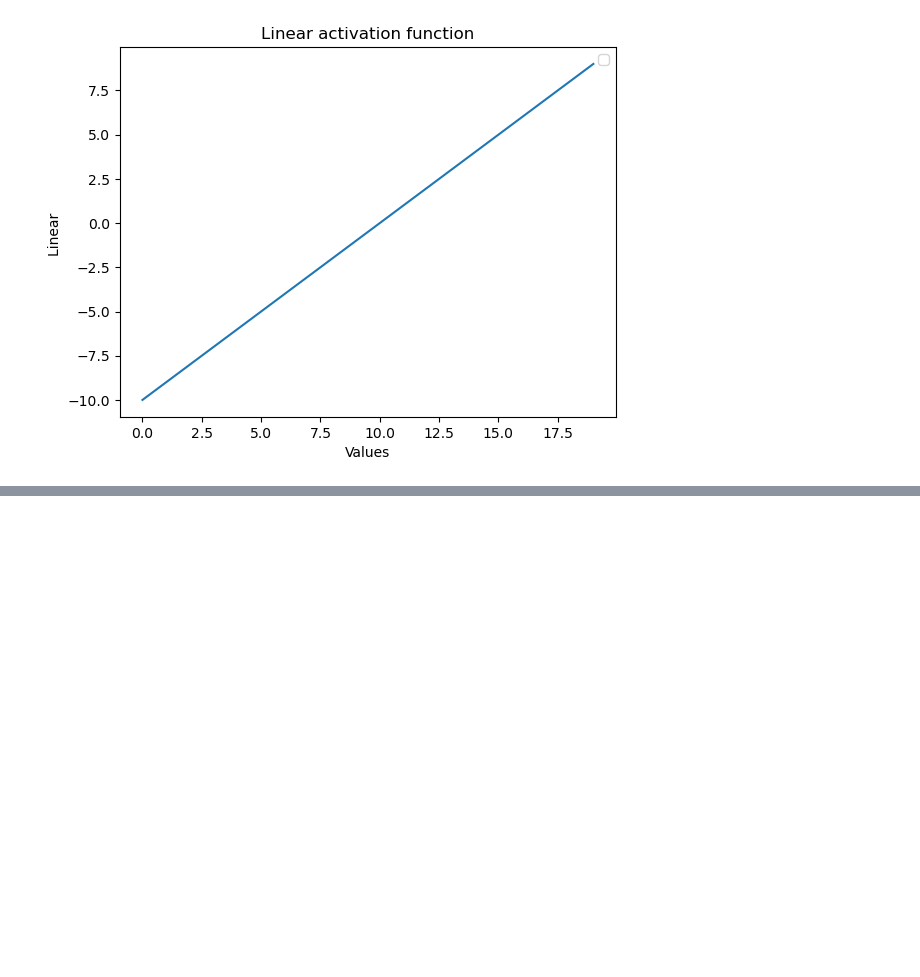
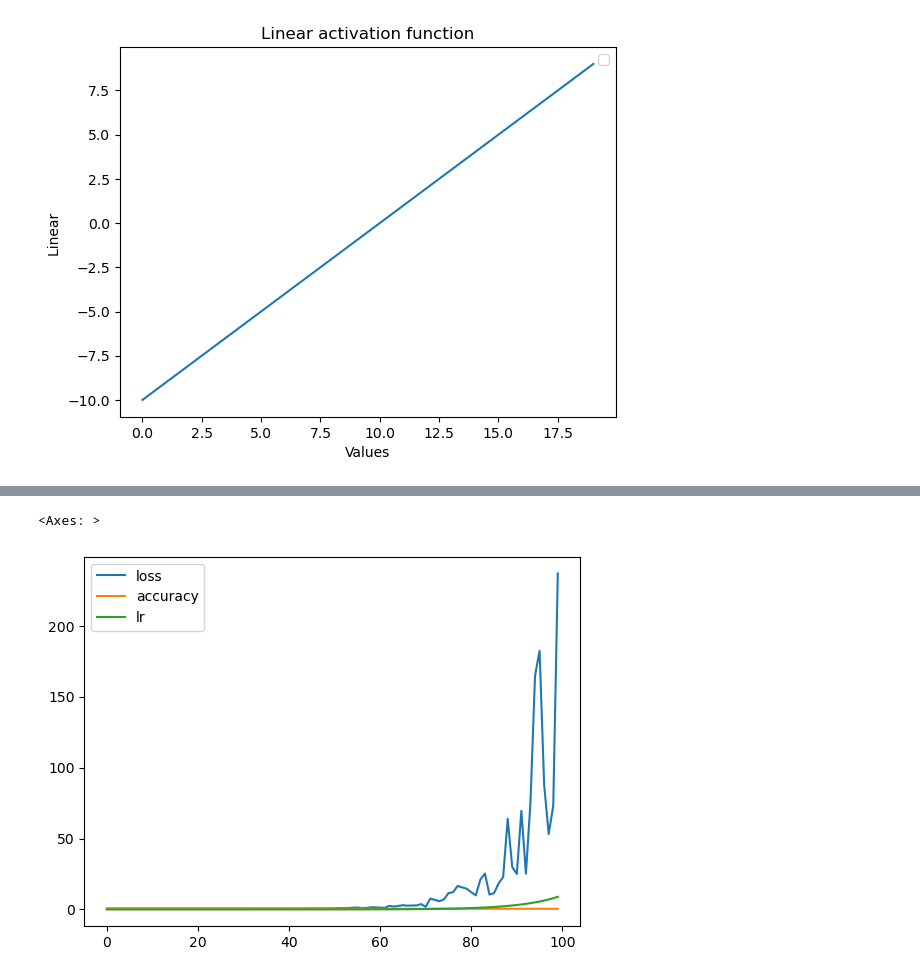
Before and after one commit to mageshyt/Machine-Learning-2023, a Jupyter notebook: Deep learning/02_neural_network_Classfication_in_tensorflow.ipynb, the cells around one changed output, grey strips where cells are left out. Saved outputs shown, nothing was run; the diff lists cells and outputs as text; code cells hidden in the pictures; blank space fills up the shorter version.

Commit message:
:ambulance: binary classfication finished

```diff
--- a/Deep learning/02_neural_network_Classfication_in_tensorflow.ipynb
+++ b/Deep learning/02_neural_network_Classfication_in_tensorflow.ipynb
@@ -604,0 +656,29 @@ WARNING:matplotlib.legend:No artists with labels found to put in legend.  Note t
+# %%
+# set random seed
+
+tf.random.set_seed(42)
+
+# 1. create the model
+
+model8=tf.keras.Sequential([
+    tf.keras.layers.Dense(4,activation="relu"),
+    tf.keras.layers.Dense(4,activation="relu"),
+    tf.keras.layers.Dense(1,activation="sigmoid")
+])
+
+# 2. compile the model
+
+model8.compile(
+    loss="binary_crossentropy",
+    optimizer="Adam",
+    metrics=["accuracy"]
+)
+
+
+# create a learning rate callback
+
+lr_scheduler=tf.keras.callbacks.LearningRateScheduler(lambda epoch:1e-4*10**(epoch/20))
+
+# 3. fit the model (passing lr_sheduler)
+
+history_8=model8.fit(x_train,y_train,epochs=100,callbacks=[lr_scheduler])
@@ -604,0 +703,9 @@ WARNING:matplotlib.legend:No artists with labels found to put in legend.  Note t
+# %%
+# check out history
+
+df2=pd.DataFrame(history_8.history)
+
+df2.plot()
+# %% [output]
+<Axes: >
+[figure, added]
```
Also changed, not shown: parts of 25 cells of this notebook, 5 other files.
